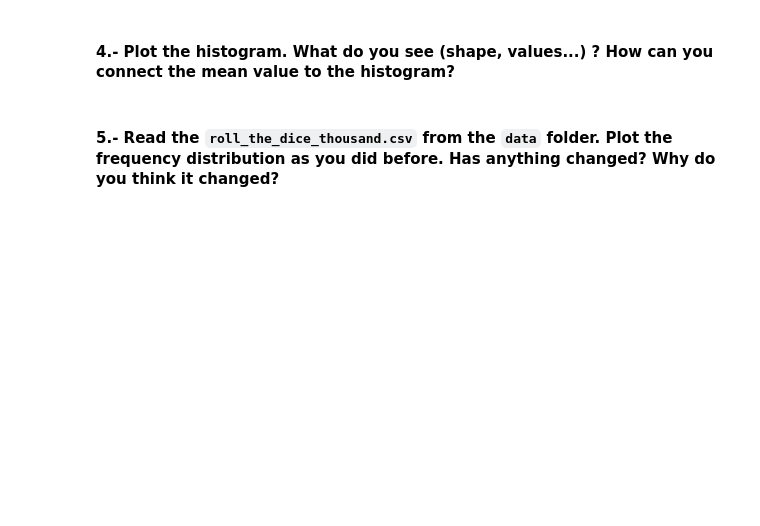
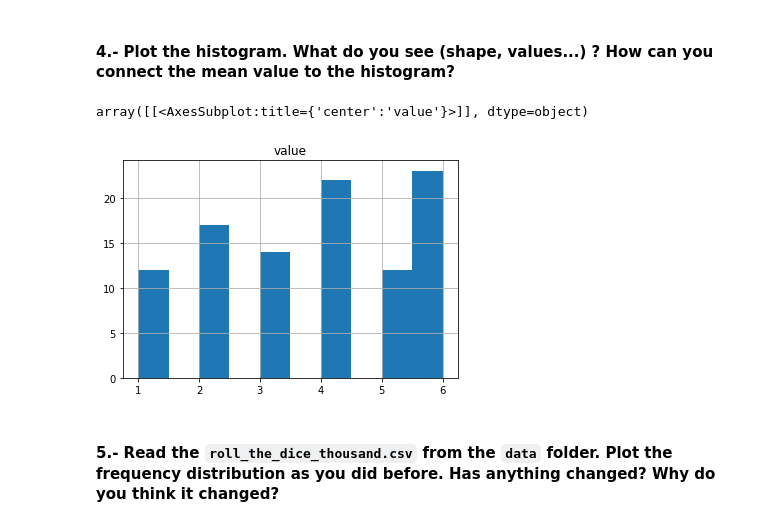
Before and after one commit to Fvperez1/dataptmad0522_labs, a Jupyter notebook: module-2/understanding-descriptive-stats/your-code/Understanding Descriptive.ipynb, the cells around one changed output. Drawn from its saved outputs; the diff is of its cells as text; code cells hidden in the pictures; blank space fills up the shorter version.

```diff
--- a/module-2/understanding-descriptive-stats/your-code/Understanding Descriptive.ipynb
+++ b/module-2/understanding-descriptive-stats/your-code/Understanding Descriptive.ipynb
@@ -171,3 +230,7 @@ your comments here
 #### 4.- Plot the histogram. What do you see (shape, values...) ? How can you connect the mean value to the histogram?
 # %%
 # your code here
+df_roll.hist(column='value')
+# %% [output]
+array([[<AxesSubplot:title={'center':'value'}>]], dtype=object)
+[figure, added]
```
Also changed, not shown: parts of 61 cells of this notebook.
